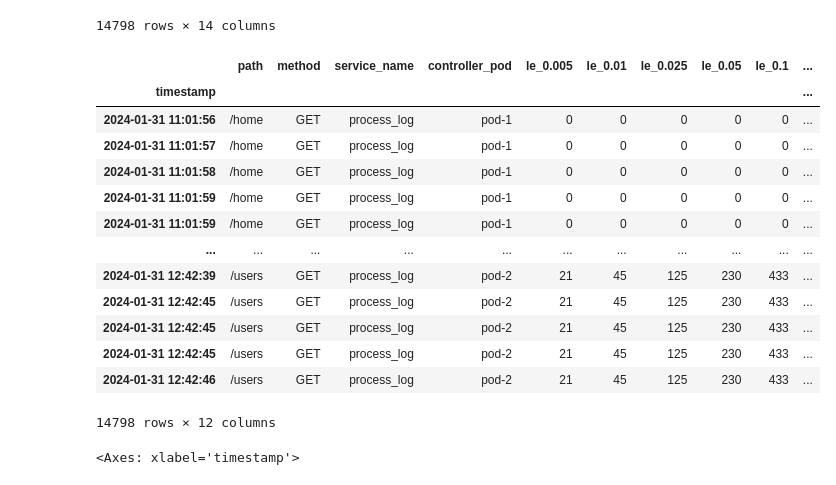
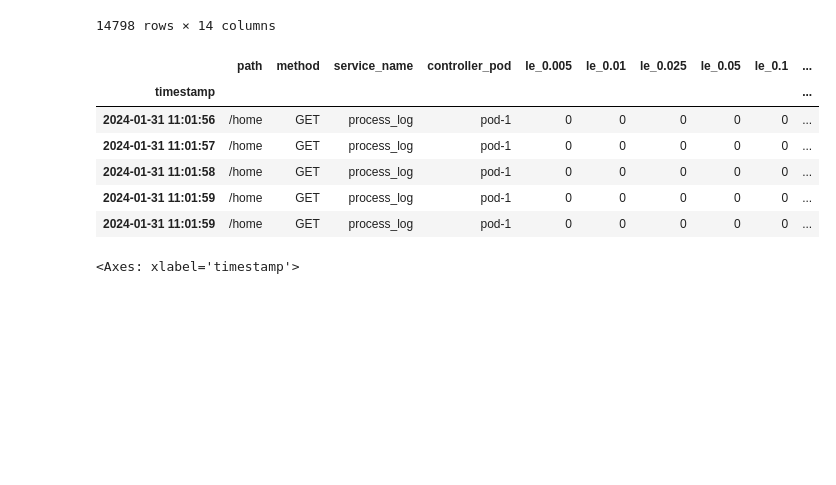
Before and after one commit to vuvietnguyenit/data_analystic, a Jupyter notebook: notebooks/calculate_latency_duration_time.ipynb, the cells around one changed output. Drawn from its saved outputs; the diff is of its cells as text; code cells hidden in the pictures; blank space fills up the shorter version.

```diff
--- a/notebooks/calculate_latency_duration_time.ipynb
+++ b/notebooks/calculate_latency_duration_time.ipynb
@@ -233,22 +233,15 @@ list_column_select = ["path", "method", "service_name",
                       "controller_pod"] + [bucket for bucket in columns_change.values()]
 df_by_group_incl_latency_bucket = df_by_group_incl_latency[list_column_select]
 # %%
-df_by_group_incl_latency_bucket
+df_by_group_incl_latency_bucket.head()
 # %% [output]
 |  | path | method | service_name | controller_pod | le_0.005 | le_0.01 | le_0.025 | le_0.05 | le_0.1 | ... |
 | timestamp |  |  |  |  |  |  |  |  |  | ... |
 | 2024-01-31 11:01:56 | /home | GET | process_log | pod-1 | 0 | 0 | 0 | 0 | 0 | ... |
 | 2024-01-31 11:01:57 | /home | GET | process_log | pod-1 | 0 | 0 | 0 | 0 | 0 | ... |
 | 2024-01-31 11:01:58 | /home | GET | process_log | pod-1 | 0 | 0 | 0 | 0 | 0 | ... |
 | 2024-01-31 11:01:59 | /home | GET | process_log | pod-1 | 0 | 0 | 0 | 0 | 0 | ... |
 | 2024-01-31 11:01:59 | /home | GET | process_log | pod-1 | 0 | 0 | 0 | 0 | 0 | ... |
-| ... | ... | ... | ... | ... | ... | ... | ... | ... | ... | ... |
-| 2024-01-31 12:42:39 | /users | GET | process_log | pod-2 | 21 | 45 | 125 | 230 | 433 | ... |
-| 2024-01-31 12:42:45 | /users | GET | process_log | pod-2 | 21 | 45 | 125 | 230 | 433 | ... |
-| 2024-01-31 12:42:45 | /users | GET | process_log | pod-2 | 21 | 45 | 125 | 230 | 433 | ... |
-| 2024-01-31 12:42:45 | /users | GET | process_log | pod-2 | 21 | 45 | 125 | 230 | 433 | ... |
-| 2024-01-31 12:42:46 | /users | GET | process_log | pod-2 | 21 | 45 | 125 | 230 | 433 | ... |
-14798 rows × 12 columns
 # %%
 df_by_group_incl_latency_bucket.query(instance_abnormal).plot(grid=True)
 # %% [output]
```
Also changed, not shown: parts of 6 cells of this notebook.
